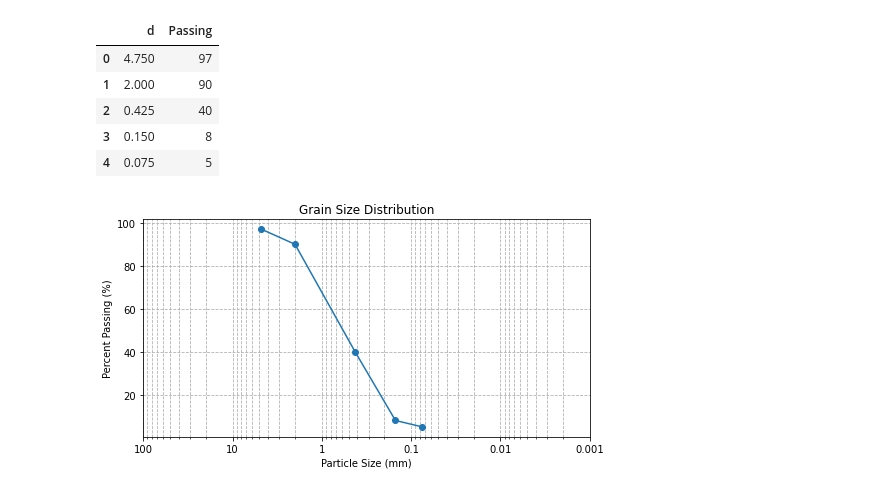
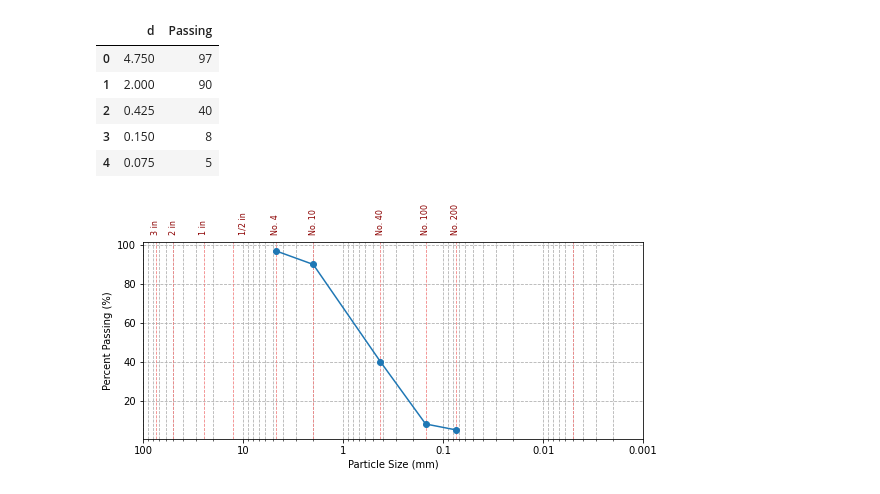
Before and after one commit to luisez1988/soilved, a Jupyter notebook: content/Modeule2_consistency_classification.ipynb, the cells around one changed output. Drawn from its saved outputs; the diff is of its cells as text; code cells hidden in the pictures.

```diff
--- a/content/Modeule2_consistency_classification.ipynb
+++ b/content/Modeule2_consistency_classification.ipynb
@@ -21,17 +21,40 @@ soil.GSD_data.head()
 # %%
 #Plot Grain size distribution
 plt.figure(figsize=(8,4))
+
+
+#Add notable sieve sizes in vertical lines of light red color
+for sieve_size in [75, 50, 25, 25.4/2, 4.75, 2, 0.425, 0.15, 0.075, 0.005]:
+    plt.axvline(x=sieve_size, color='lightcoral', linestyle='--', linewidth=0.8)
+#add annotations for notable sieve sizes in in and sieve number at the top margin of the plot
+sieve_annotations = {
+    75: '3 in',
+    50: '2 in',
+    25: '1 in',
+    10: '1/2 in',
+    4.75: 'No. 4',
+    2: 'No. 10',
+    0.425: 'No. 40',
+    0.15: 'No. 100',
+    0.075: 'No. 200',
+}
+for sieve_size, label in sieve_annotations.items():
+    plt.text(sieve_size, 105, label, rotation=90, verticalalignment='bottom', horizontalalignment='center', color='darkred', fontsize=8)
+
 plt.plot(soil.GSD_data['d'], soil.GSD_data['Passing'], marker='o')
 plt.xscale('log')
 #make plot span from 0.001 mm to 100 mm
 plt.xlim(100, 0.001)
 #plt.gca().invert_xaxis()
 #Make format of x axis be numbers such 0.1, 0.01, 1, 10
 plt.xticks([0.001, 0.01, 0.1, 1, 10, 100], ['0.001', '0.01', '0.1', '1', '10', '100'])
+
+
 plt.xlabel('Particle Size (mm)')
 plt.ylabel('Percent Passing (%)')
-plt.title('Grain Size Distribution')
 plt.grid(True, which="both", ls="--")
-plt.show()
+plt.tight_layout()
+#save as svg
+plt.savefig('Modeule2_GSD_plot.svg')
 # %% [output]
-[figure, old version]
+[figure, new version]
```
Also changed, not shown: 4 other files.
